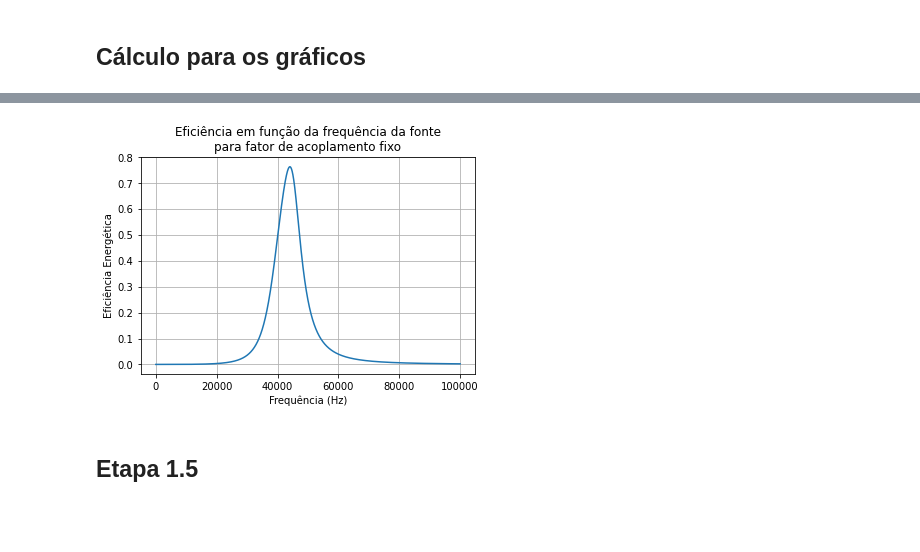
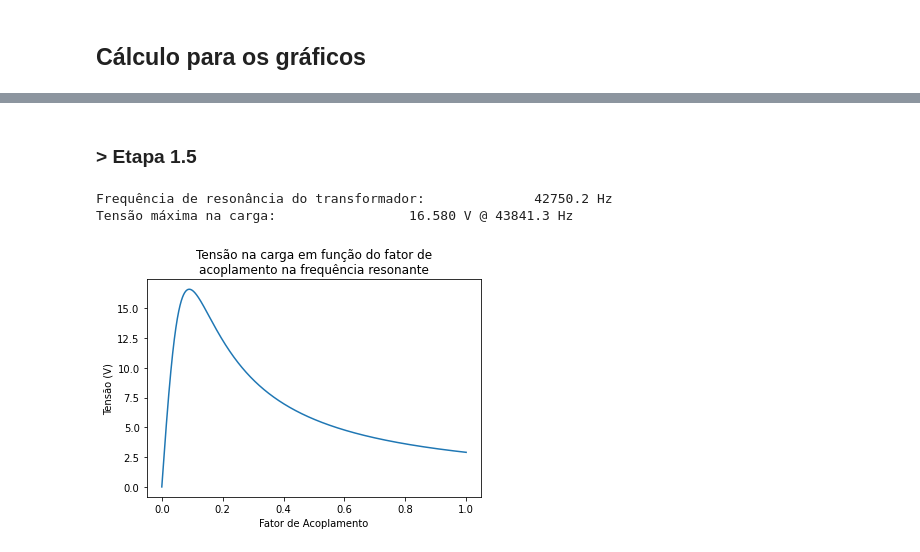
Before and after one commit to thiagosk/Projeto-Eletromag2022.2, a Jupyter notebook: main.ipynb, the cells around one changed output, grey strips where cells are left out. Drawn from its saved outputs; the diff is of its cells as text; code cells hidden in the pictures; blank space fills up the shorter version.

```diff
--- a/main.ipynb
+++ b/main.ipynb
@@ -205,15 +334 @@ Frequência de ressonância da etapa 1.1: 42750.2 Hz
-# %%
-correntes_primaria_k = []
-correntes_secundaria_k = []
-tensoes_carga_k = []
-potencias_saida_k = []
-
-ks = np.linspace(0, 1, 1000)
-
-for k in ks:
-    resultados = calcular_transformador(uf, FREQUENCIA_RESONANTE, k)
-    correntes_primaria_k.append(resultados['corrente-primaria'])
-    correntes_secundaria_k.append(resultados['corrente-secundaria'])
-    tensoes_carga_k.append(abs(resultados['tensao-carga']))
-    potencias_saida_k.append(abs(resultados['potencia-saida']))
 # %%
@@ -249,11 +393,21 @@ print(potencias_saida[np.argmax(potencias_saida)])
+# %% [markdown]
+### > Etapa 1.5
+# %%
+print('Frequência de resonância do transformador:\t\t%.1f Hz' % round(FREQUENCIA_RESONANTE, 1))
+print('Tensão máxima na carga:\t\t\t%.3f V @ %.1f Hz' % (round(abs(tensao_carga_max_k), 3), round(f_tensao_carga_max_f, 1)))
+
+plt.plot(fatores_acoplamento, np.abs(tensoes_carga_k))
+plt.xlabel('Fator de Acoplamento')
+plt.ylabel('Tensão (V)')
+plt.title('Tensão na carga em função do fator de\nacoplamento na frequência resonante')
+plt.show()
+# %% [output]
+Frequência de resonância do transformador:              42750.2 Hz
+Tensão máxima na carga:                 16.580 V @ 43841.3 Hz
+[figure, added]
 # %%
-plt.plot(freq, eficiencias)
-plt.grid(True)
-plt.xlabel('Frequência (Hz)')
-plt.ylabel('Eficiência Energética')
-plt.title('Eficiência em função da frequência da fonte\npara fator de acoplamento fixo')
+plt.plot(fatores_acoplamento, potencias_saida_k)
+plt.xlabel('Fator de Acoplamento')
+plt.ylabel('Eficiência')
+plt.title('Eficiência energética do sistema em função do fato de acoplamento na frequência resonante')
 plt.show()
-# %% [output]
-[figure, removed]
-# %% [markdown]
-## Etapa 1.5
```
Also changed, not shown: parts of 16 cells of this notebook.
